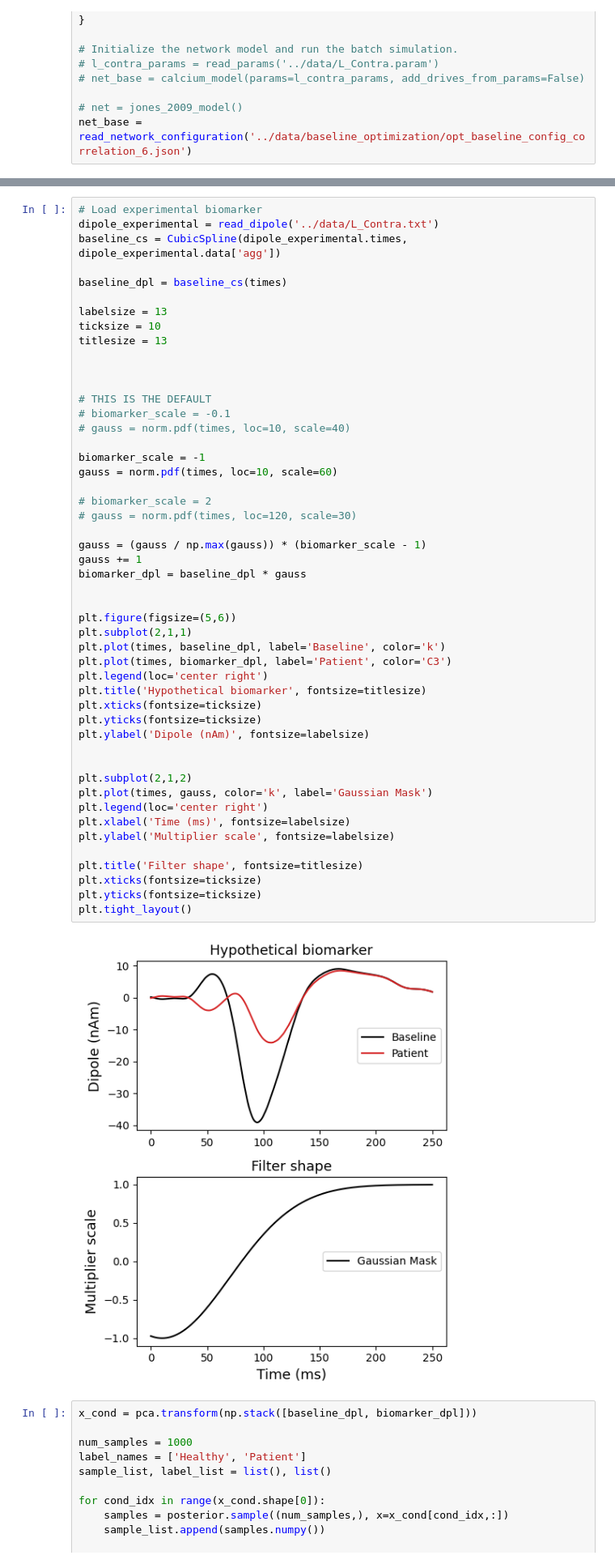
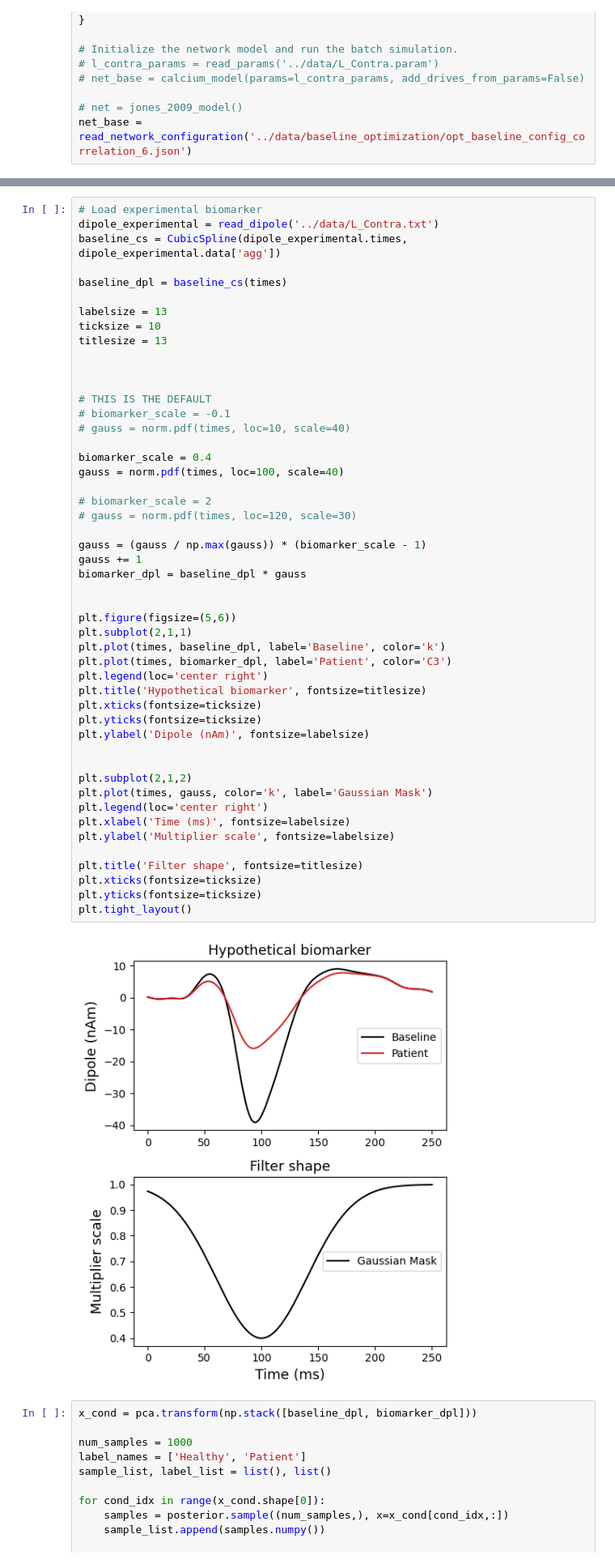
Before and after one commit to ntolley/hnn_jove, a Jupyter notebook: notebooks/drug_moa_sbi_ppc.ipynb, the cells around one changed output, grey strips where cells are left out. Shown at 81% size. Drawn from its saved outputs; the diff is of its cells as text.

```diff
--- a/notebooks/drug_moa_sbi_ppc.ipynb
+++ b/notebooks/drug_moa_sbi_ppc.ipynb
@@ -173,40 +174,40 @@ titlesize = 13
 # biomarker_scale = -0.1
 # gauss = norm.pdf(times, loc=10, scale=40)
 
-biomarker_scale = -1
-gauss = norm.pdf(times, loc=10, scale=60)
+biomarker_scale = 0.4
+gauss = norm.pdf(times, loc=100, scale=40)
 
 # biomarker_scale = 2
 # gauss = norm.pdf(times, loc=120, scale=30)
 
 gauss = (gauss / np.max(gauss)) * (biomarker_scale - 1)
 gauss += 1
 biomarker_dpl = baseline_dpl * gauss
 
 
 plt.figure(figsize=(5,6))
 plt.subplot(2,1,1)
 plt.plot(times, baseline_dpl, label='Baseline', color='k')
 plt.plot(times, biomarker_dpl, label='Patient', color='C3')
 plt.legend(loc='center right')
 plt.title('Hypothetical biomarker', fontsize=titlesize)
 plt.xticks(fontsize=ticksize)
 plt.yticks(fontsize=ticksize)
 plt.ylabel('Dipole (nAm)', fontsize=labelsize)
 
 
 plt.subplot(2,1,2)
 plt.plot(times, gauss, color='k', label='Gaussian Mask')
 plt.legend(loc='center right')
 plt.xlabel('Time (ms)', fontsize=labelsize)
 plt.ylabel('Multiplier scale', fontsize=labelsize)
 
 plt.title('Filter shape', fontsize=titlesize)
 plt.xticks(fontsize=ticksize)
 plt.yticks(fontsize=ticksize)
 plt.tight_layout()
 # %% [output]
-[figure, old version]
+[figure, new version]
 # %%
 x_cond = pca.transform(np.stack([baseline_dpl, biomarker_dpl]))
 
```
Also changed, not shown: parts of 8 cells of this notebook, 1 other file.
